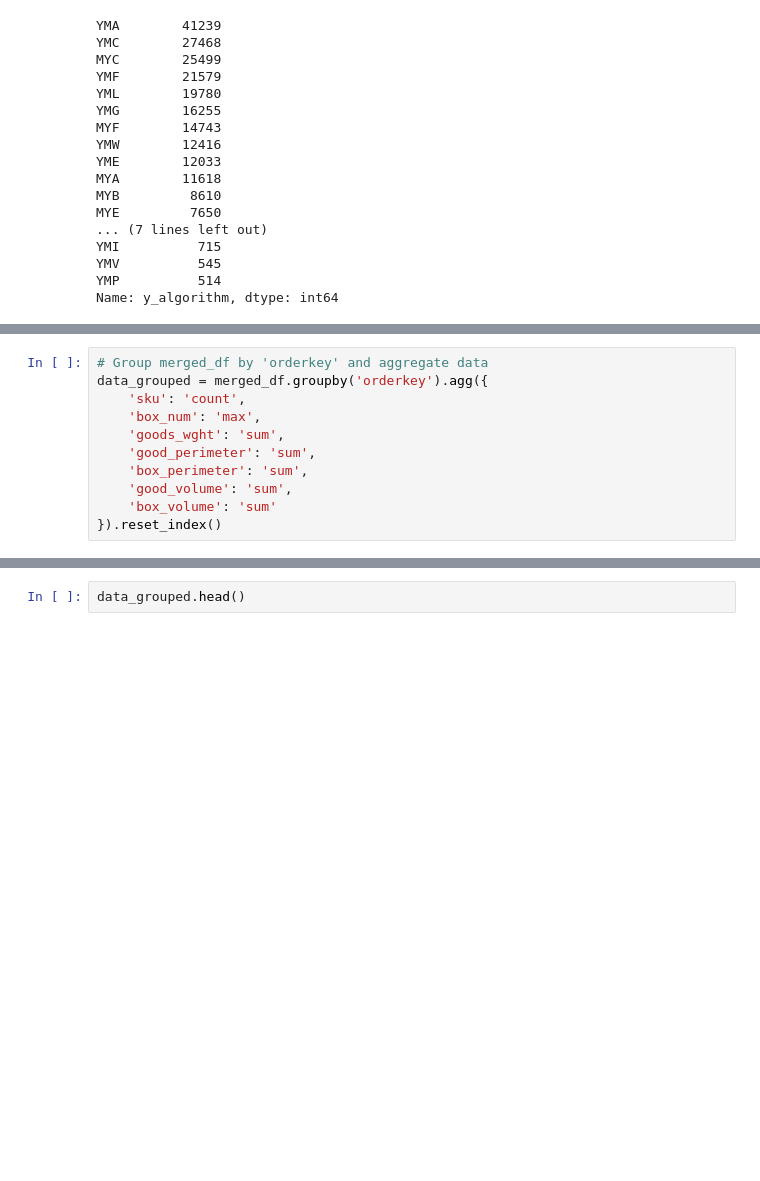
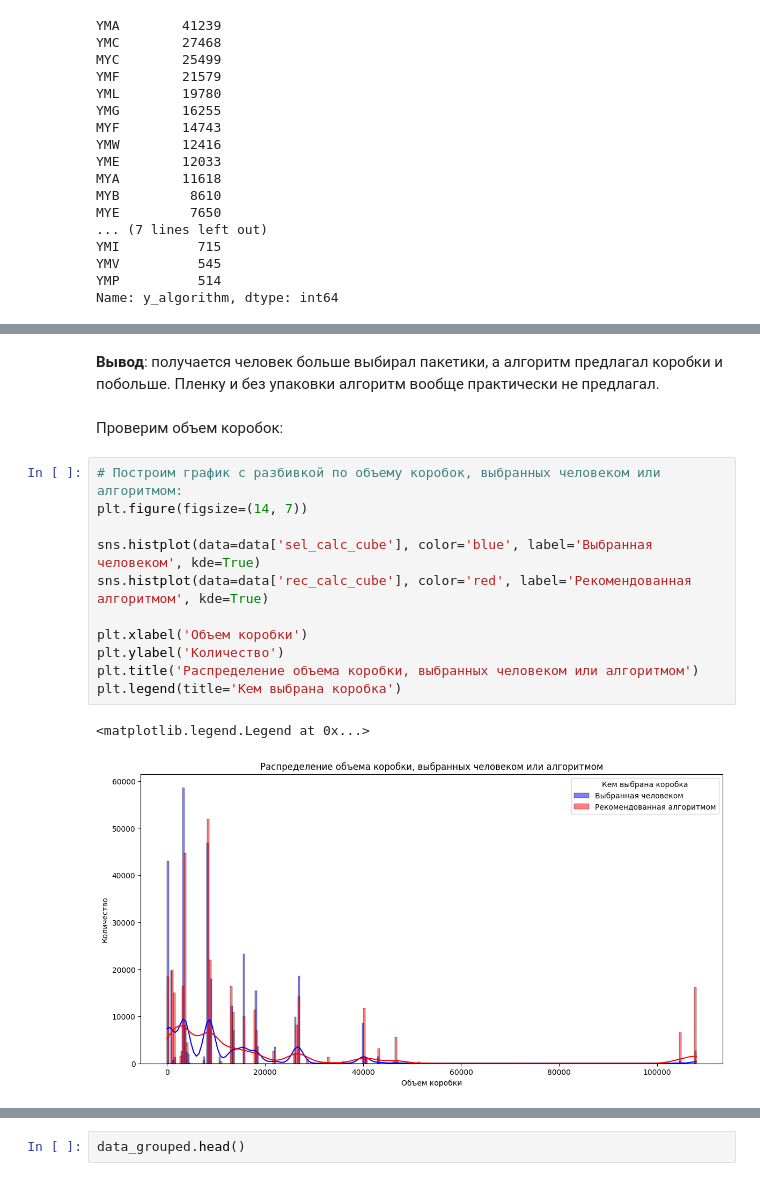
Before and after one commit to TimurSalakhetdinov/Yandex_Market_Hackathon, a Jupyter notebook: DS_hackathon_part1_EDA.ipynb, the cells around one changed output, grey strips where cells are left out. Saved outputs shown, nothing was run; the diff lists cells and outputs as text; blank space fills up the shorter version.

```diff
--- a/DS_hackathon_part1_EDA.ipynb
+++ b/DS_hackathon_part1_EDA.ipynb
@@ -1137,11 +750,18 @@ merged_df.head()
-# %%
-# Group merged_df by 'orderkey' and aggregate data
-data_grouped = merged_df.groupby('orderkey').agg({
-    'sku': 'count',
-    'box_num': 'max',
-    'goods_wght': 'sum',
-    'good_perimeter': 'sum',
-    'box_perimeter': 'sum',
-    'good_volume': 'sum',
-    'box_volume': 'sum'
-}).reset_index()
+# %% [markdown]
+**Вывод**: получается человек больше выбирал пакетики, а алгоритм предлагал коробки и побольше. Пленку и без упаковки алгоритм вообще практически не предлагал.
+# %% [markdown]
+Проверим объем коробок:
+# %%
+# Построим график с разбивкой по объему коробок, выбранных человеком или алгоритмом:
+plt.figure(figsize=(14, 7))
+
+sns.histplot(data=data['sel_calc_cube'], color='blue', label='Выбранная человеком', kde=True)
+sns.histplot(data=data['rec_calc_cube'], color='red', label='Рекомендованная алгоритмом', kde=True)
+
+plt.xlabel('Объем коробки')
+plt.ylabel('Количество')
+plt.title('Распределение объема коробки, выбранных человеком или алгоритмом')
+plt.legend(title='Кем выбрана коробка')
+# %% [output]
+<matplotlib.legend.Legend at 0x...>
+[figure, added]
```
Also changed, not shown: parts of 181 cells of this notebook, 2 other files.
